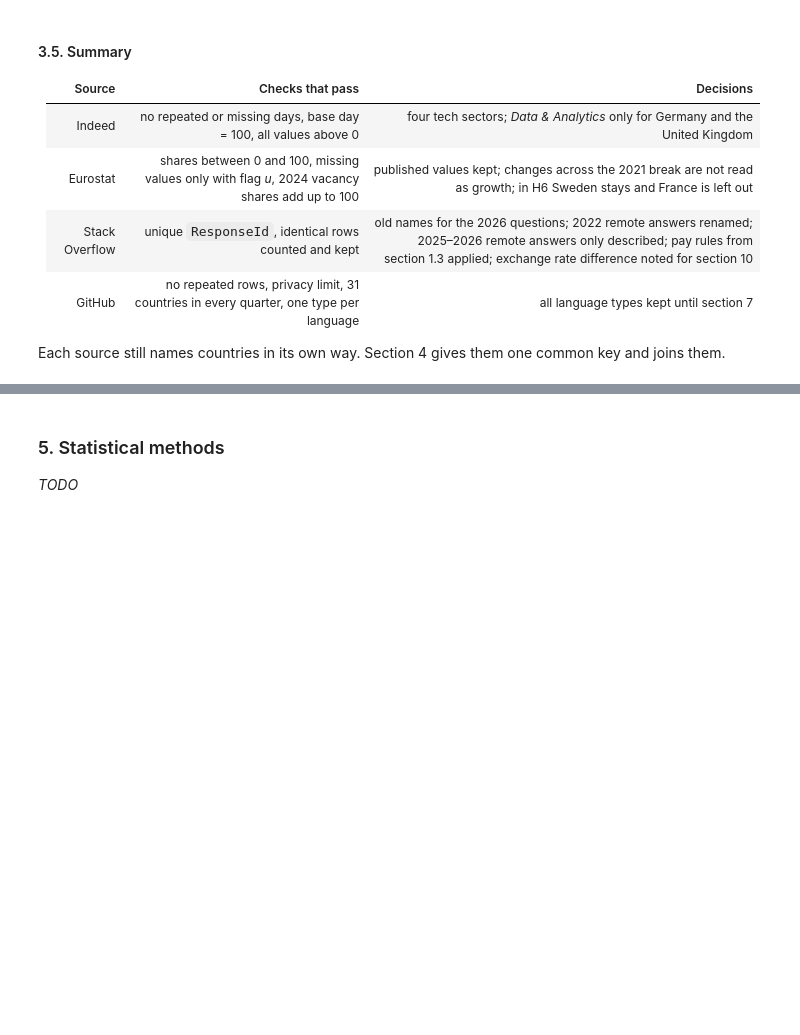
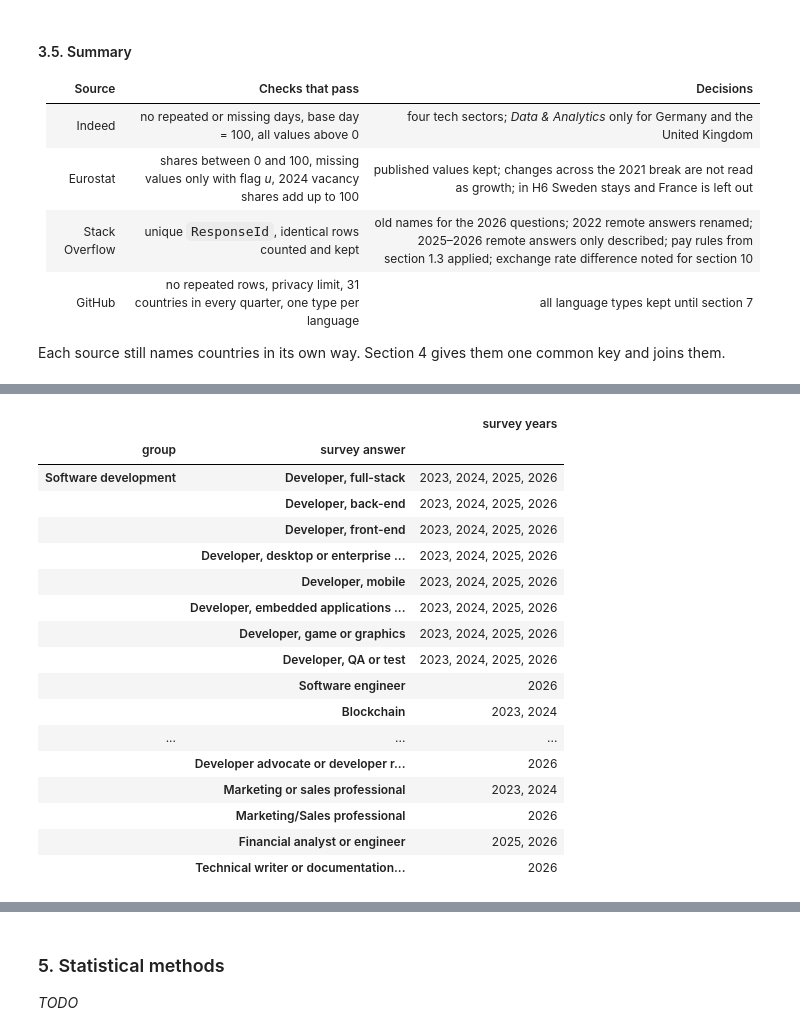
Before and after one commit to N1ko-Gr/eu-tech-job-market, a Jupyter notebook: eu_tech_job_market.ipynb, the cells around one changed output, grey strips where cells are left out. Drawn from its saved outputs; the diff is of its cells as text; code cells hidden in the pictures; blank space fills up the shorter version.

```diff
--- a/eu_tech_job_market.ipynb
+++ b/eu_tech_job_market.ipynb
@@ -775,0 +904,70 @@ _TODO_
+# %%
+ROLE_GROUPS = {
+    "Software development": [
+        "Developer, full-stack", "Developer, back-end", "Developer, front-end",
+        "Developer, desktop or enterprise applications", "Developer, mobile",
+        "Developer, embedded applications or devices", "Developer, game or graphics", "Developer, QA or test",
+        "Software engineer", "Blockchain",
+        "Solutions engineer, implementation engineer, or forward-deployed engineer",
+    ],
+    "Data & AI": [
+        "Engineer, data", "Data engineer", "Data scientist or machine learning specialist", "Data scientist",
+        "AI/ML engineer", "Developer, AI", "Developer, AI apps or physical AI", "Data or business analyst",
+        "Database administrator", "Database administrator or engineer",
+    ],
+    "Cloud & operations": [
+        "DevOps specialist", "DevOps engineer or professional", "Cloud infrastructure engineer",
+        "System administrator", "Engineer, site reliability", "Site reliability engineer", "Platform engineer",
+        "Support engineer or analyst",
+    ],
+    "Security": ["Security professional", "Cybersecurity or InfoSec professional"],
+    "Architecture & management": [
+        "Architect, software or solutions", "Engineering manager", "Project manager", "Product manager",
+        "Senior Executive (C-Suite, VP, etc.)", "Senior executive (C-suite, VP, etc.)",
+        "Founder, technology or otherwise", "Founder or entrepreneur",
+    ],
+    "Other": [
+        "Other (please specify):", "Other", "Academic researcher", "Research & Development role", "Scientist",
+        "Applied scientist", "Educator", "Educator or instructor", "Designer",
+        "UX, Research Ops or UI design professional", "UX, research, or UI design professional",
+        "Hardware Engineer", "Hardware engineer", "Developer Experience", "Developer Advocate",
+        "Developer advocate or developer relations professional", "Marketing or sales professional",
+        "Marketing/Sales professional", "Financial analyst or engineer",
+        "Technical writer or documentation professional",
+    ],
+}
+NOT_COUNTED = ["Student", "Retired"]  # section 1.3
+ROLE_TO_GROUP = {answer: group for group, answers in ROLE_GROUPS.items() for answer in answers}
+assert len(ROLE_TO_GROUP) == sum(len(answers) for answers in ROLE_GROUPS.values()), "an answer is in two groups"
+
+ROLE_YEARS = [2023, 2024, 2025, 2026]  # one answer per person; in 2022 people could choose several roles
+answers = {year: set(surveys[year]["DevType"].dropna()) for year in ROLE_YEARS}
+all_answers = set().union(*answers.values())
+assert all_answers <= set(ROLE_TO_GROUP) | set(NOT_COUNTED), f"no group for {all_answers - set(ROLE_TO_GROUP)}"
+assert set(ROLE_TO_GROUP) <= all_answers, "a mapped answer does not appear in any year"
+
+role_table = pd.DataFrame(
+    {"survey years": [", ".join(str(year) for year in ROLE_YEARS if answer in answers[year]) for answer in ROLE_TO_GROUP]},
+    index=pd.MultiIndex.from_tuples([(group, answer) for answer, group in ROLE_TO_GROUP.items()],
+                                    names=["group", "survey answer"]),
+)
+role_table
+# %% [output]
+|  |  | survey years |
+| group | survey answer |  |
+| Software development | Developer, full-stack | 2023, 2024, 2025, 2026 |
+|  | Developer, back-end | 2023, 2024, 2025, 2026 |
+|  | Developer, front-end | 2023, 2024, 2025, 2026 |
+|  | Developer, desktop or enterprise ... | 2023, 2024, 2025, 2026 |
+|  | Developer, mobile | 2023, 2024, 2025, 2026 |
+|  | Developer, embedded applications ... | 2023, 2024, 2025, 2026 |
+|  | Developer, game or graphics | 2023, 2024, 2025, 2026 |
+|  | Developer, QA or test | 2023, 2024, 2025, 2026 |
+|  | Software engineer | 2026 |
+|  | Blockchain | 2023, 2024 |
+| ... | ... | ... |
+|  | Developer advocate or developer r... | 2026 |
+|  | Marketing or sales professional | 2023, 2024 |
+|  | Marketing/Sales professional | 2026 |
+|  | Financial analyst or engineer | 2025, 2026 |
+|  | Technical writer or documentation... | 2026 |
```
Also changed, not shown: parts of 16 cells of this notebook.
